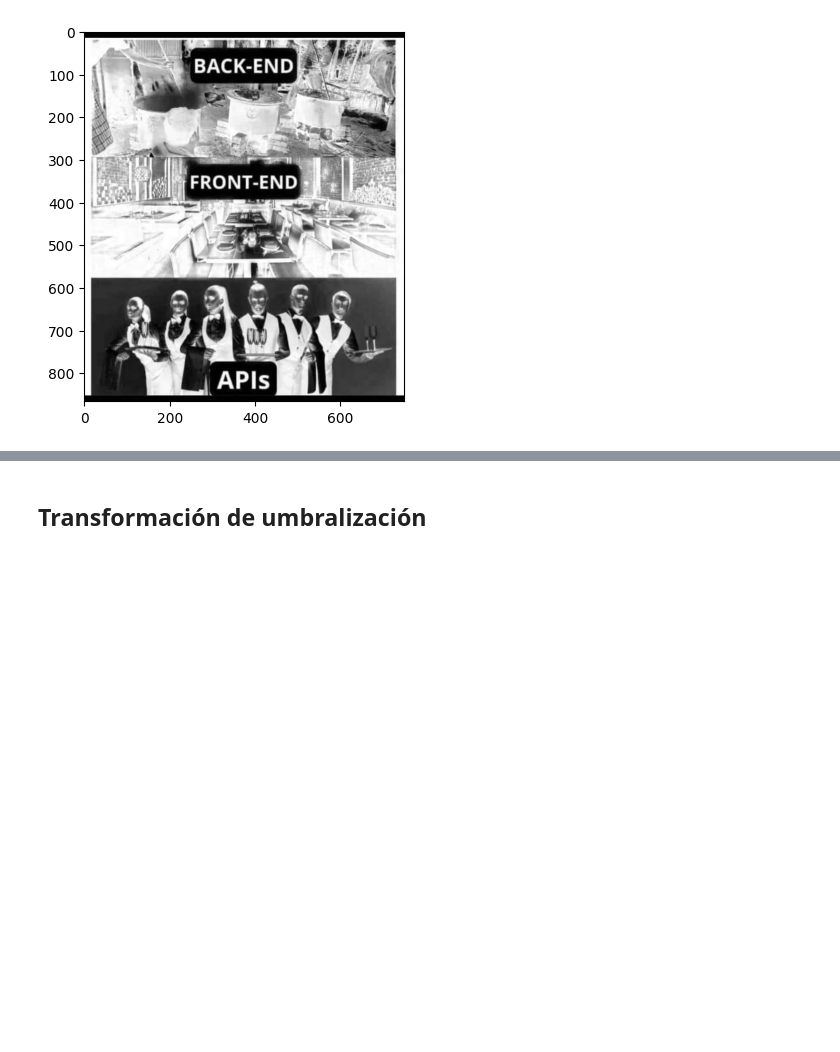
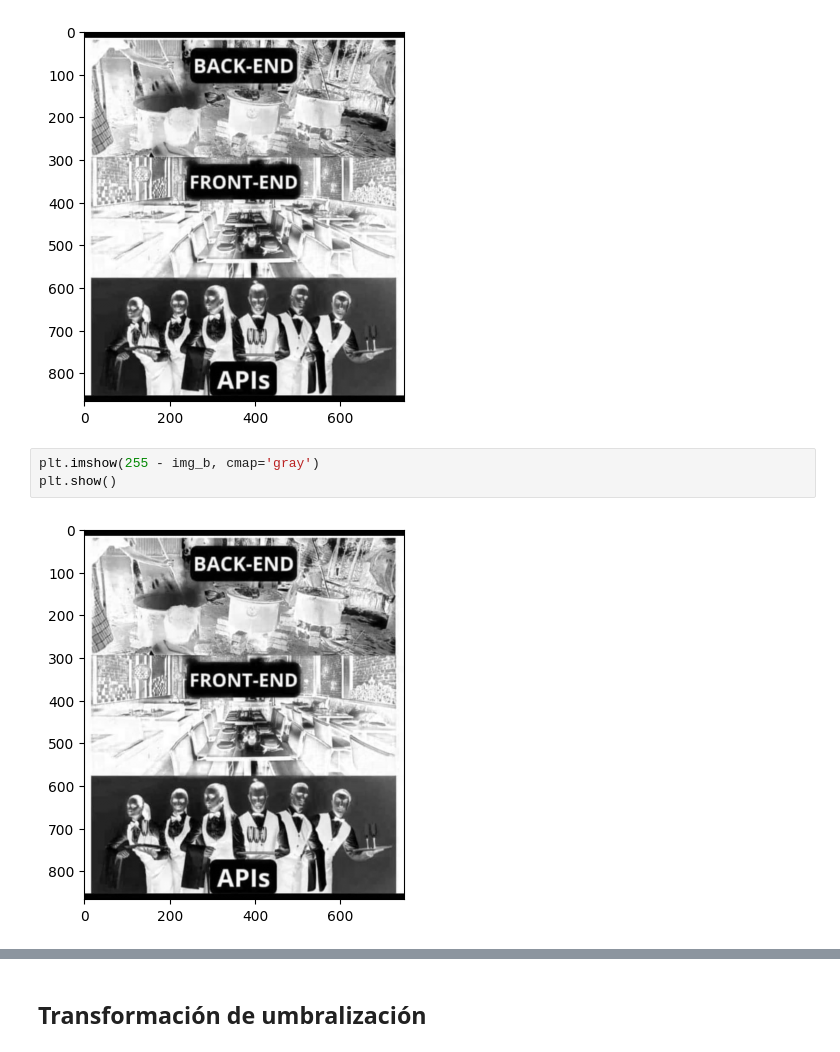
Before and after one commit to mikecr96/PDI-Ago-Dic25-GpoA, a Jupyter notebook: Semana IV/transformaciones1.ipynb, the cells around one changed output, grey strips where cells are left out. Drawn from its saved outputs; the diff is of its cells as text; blank space fills up the shorter version.

```diff
--- a/Semana IV/transformaciones1.ipynb
+++ b/Semana IV/transformaciones1.ipynb
@@ -72,6 +72,11 @@ plt.imshow(img_copia, cmap='gray')
 plt.show()
 # %% [output]
 [figure]
+# %%
+plt.imshow(255 - img_b, cmap='gray')
+plt.show()
+# %% [output]
+[figure, added]
 # %%
 '''
 s = 255 - r
```
Also changed, not shown: parts of 13 cells of this notebook, 4 other files.
